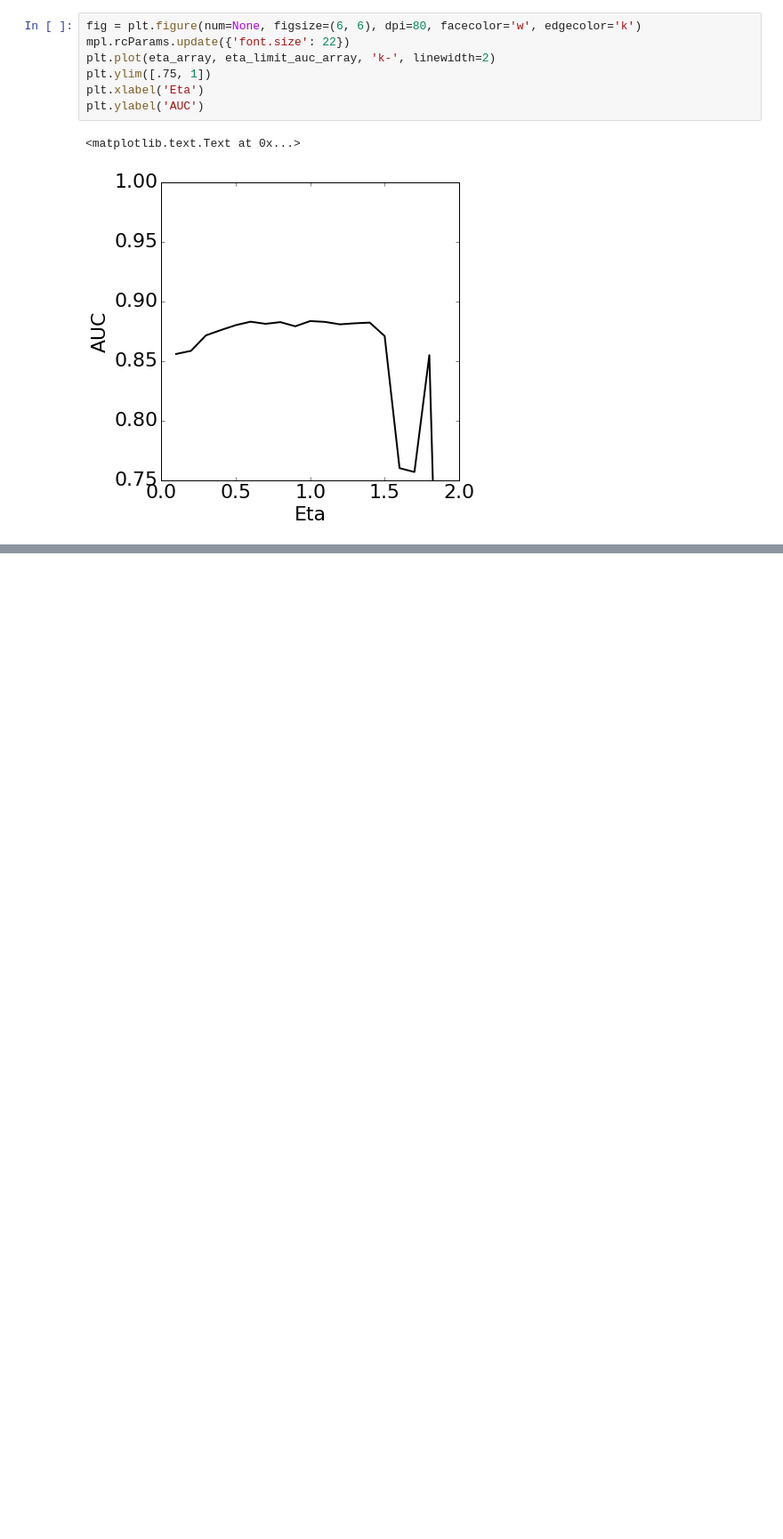
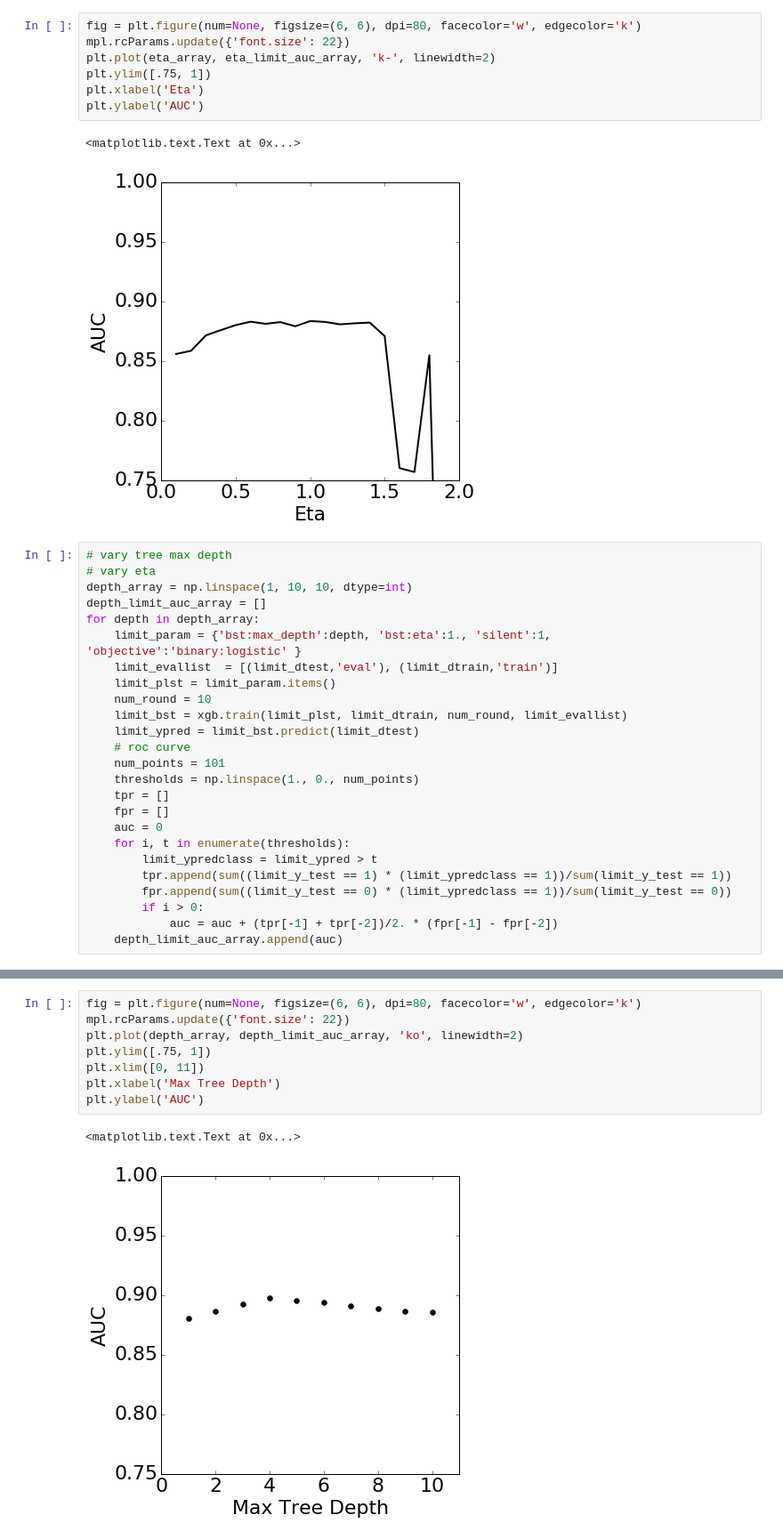
Before and after one commit to dekedor/AtRiskWiki, a Jupyter notebook: Modeling/BoostedDecisionTreeWithPCAFeatures.ipynb, the cells around one changed output, grey strips where cells are left out. Shown: that part at 89% size. Drawn from its saved outputs; the diff is of its cells as text; blank space fills up the shorter version.

Commit message:
Added scan over tree depth.

```diff
--- a/Modeling/BoostedDecisionTreeWithPCAFeatures.ipynb
+++ b/Modeling/BoostedDecisionTreeWithPCAFeatures.ipynb
@@ -343,3 +343,28 @@ plt.ylabel('AUC')
 # %% [output]
 <matplotlib.text.Text at 0x...>
 [figure]
+# %%
+# vary tree max depth
+# vary eta
+depth_array = np.linspace(1, 10, 10, dtype=int)
+depth_limit_auc_array = []
+for depth in depth_array:
+    limit_param = {'bst:max_depth':depth, 'bst:eta':1., 'silent':1, 'objective':'binary:logistic' }
+    limit_evallist  = [(limit_dtest,'eval'), (limit_dtrain,'train')]
+    limit_plst = limit_param.items()
+    num_round = 10
+    limit_bst = xgb.train(limit_plst, limit_dtrain, num_round, limit_evallist)
+    limit_ypred = limit_bst.predict(limit_dtest)
+    # roc curve
+    num_points = 101
+    thresholds = np.linspace(1., 0., num_points)
+    tpr = []
+    fpr = []
+    auc = 0
+    for i, t in enumerate(thresholds):
+        limit_ypredclass = limit_ypred > t
+        tpr.append(sum((limit_y_test == 1) * (limit_ypredclass == 1))/sum(limit_y_test == 1))
+        fpr.append(sum((limit_y_test == 0) * (limit_ypredclass == 1))/sum(limit_y_test == 0))
+        if i > 0:
+            auc = auc + (tpr[-1] + tpr[-2])/2. * (fpr[-1] - fpr[-2])
+    depth_limit_auc_array.append(auc)
@@ -345,0 +389,11 @@ plt.ylabel('AUC')
+# %%
+fig = plt.figure(num=None, figsize=(6, 6), dpi=80, facecolor='w', edgecolor='k')
+mpl.rcParams.update({'font.size': 22})
+plt.plot(depth_array, depth_limit_auc_array, 'ko', linewidth=2)
+plt.ylim([.75, 1])
+plt.xlim([0, 11])
+plt.xlabel('Max Tree Depth')
+plt.ylabel('AUC')
+# %% [output]
+<matplotlib.text.Text at 0x...>
+[figure, added]
```
Also changed, not shown: parts of 1 cell of this notebook.
